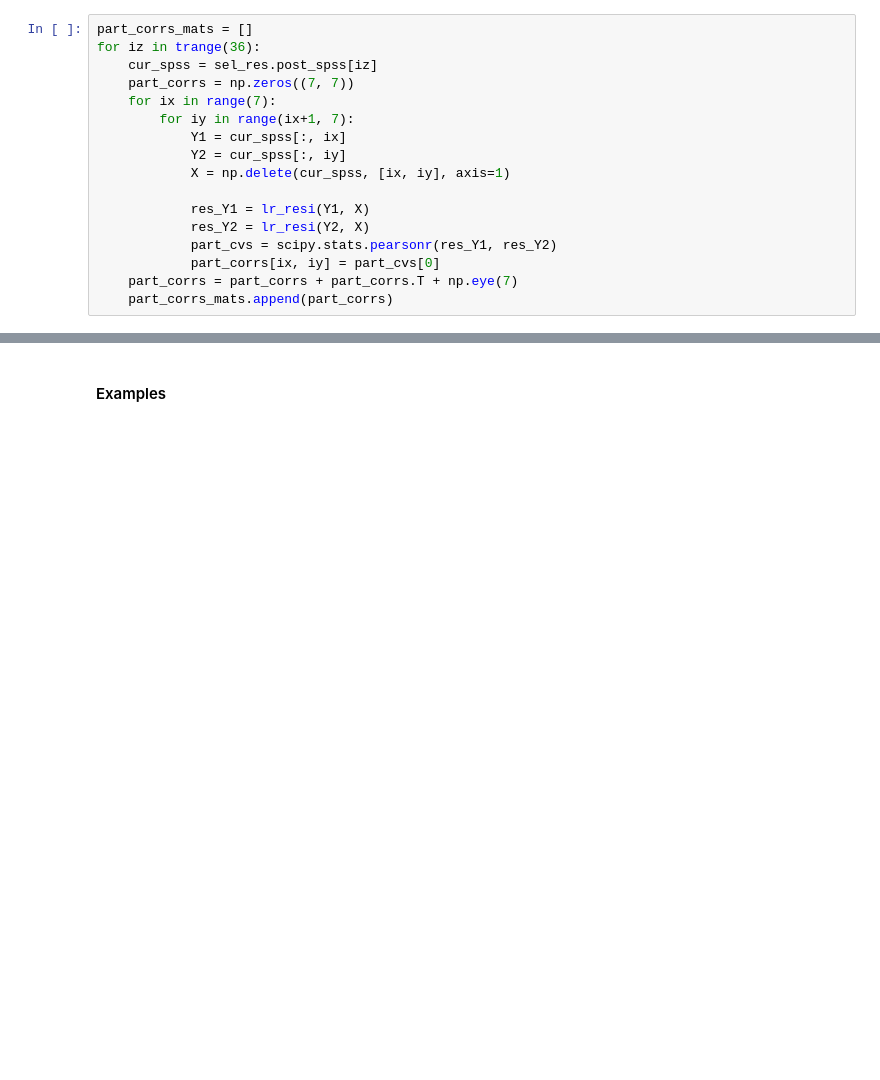
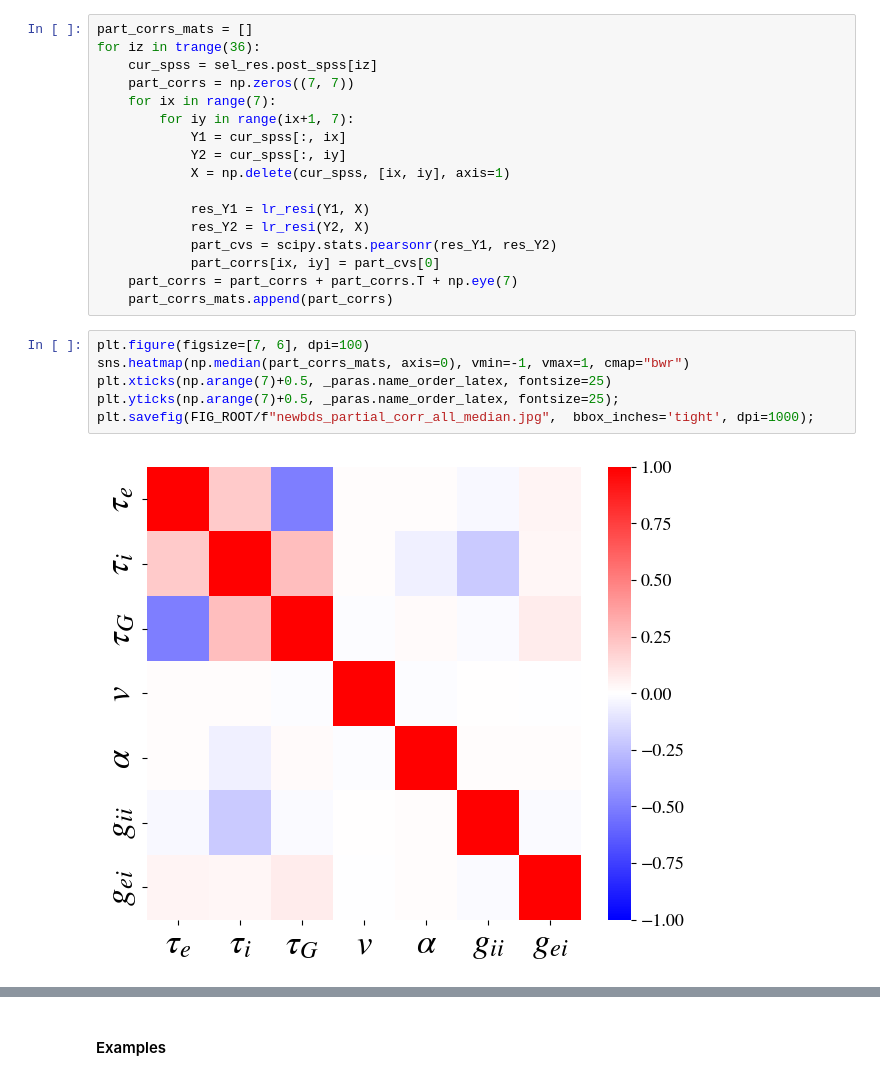
Before and after one commit to JINhuaqing/SBI-SGM, a Jupyter notebook: notebooks/new_bds/results_analysis_cmp.ipynb, the cells around one changed output, grey strips where cells are left out. Drawn from its saved outputs; the diff is of its cells as text; blank space fills up the shorter version.

```diff
--- a/notebooks/new_bds/results_analysis_cmp.ipynb
+++ b/notebooks/new_bds/results_analysis_cmp.ipynb
@@ -564,6 +602,14 @@ for iz in trange(36):
             part_corrs[ix, iy] = part_cvs[0]
     part_corrs = part_corrs + part_corrs.T + np.eye(7)
     part_corrs_mats.append(part_corrs)
+# %%
+plt.figure(figsize=[7, 6], dpi=100)
+sns.heatmap(np.median(part_corrs_mats, axis=0), vmin=-1, vmax=1, cmap="bwr")
+plt.xticks(np.arange(7)+0.5, _paras.name_order_latex, fontsize=25)
+plt.yticks(np.arange(7)+0.5, _paras.name_order_latex, fontsize=25);
+plt.savefig(FIG_ROOT/f"newbds_partial_corr_all_median.jpg",  bbox_inches='tight', dpi=1000);
+# %% [output]
+[figure, added]
 # %%
 plt.figure(figsize=[7, 6], dpi=100)
 sns.heatmap(np.mean(part_corrs_mats, axis=0), vmin=-1, vmax=1, cmap="bwr")
```
Also changed, not shown: parts of 11 cells of this notebook, 6 other files.
